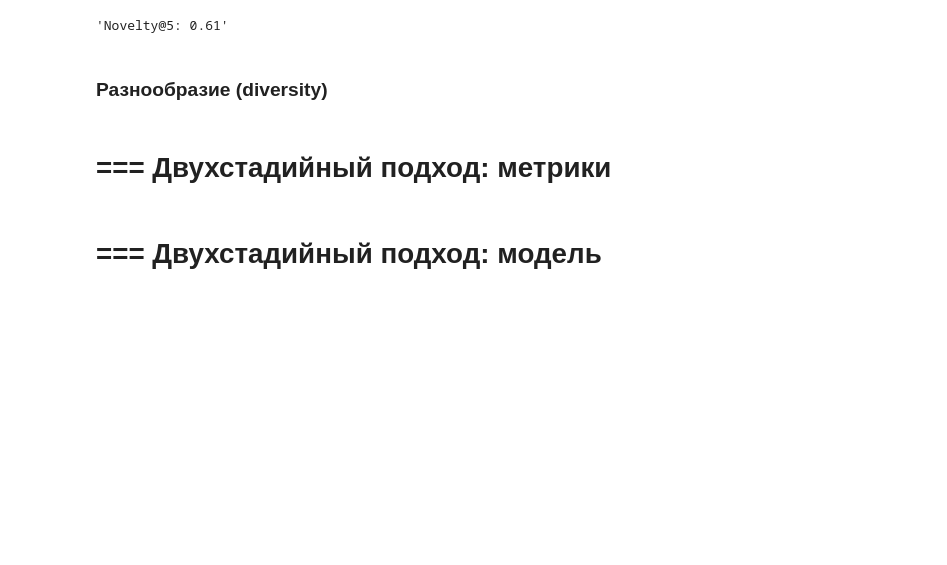
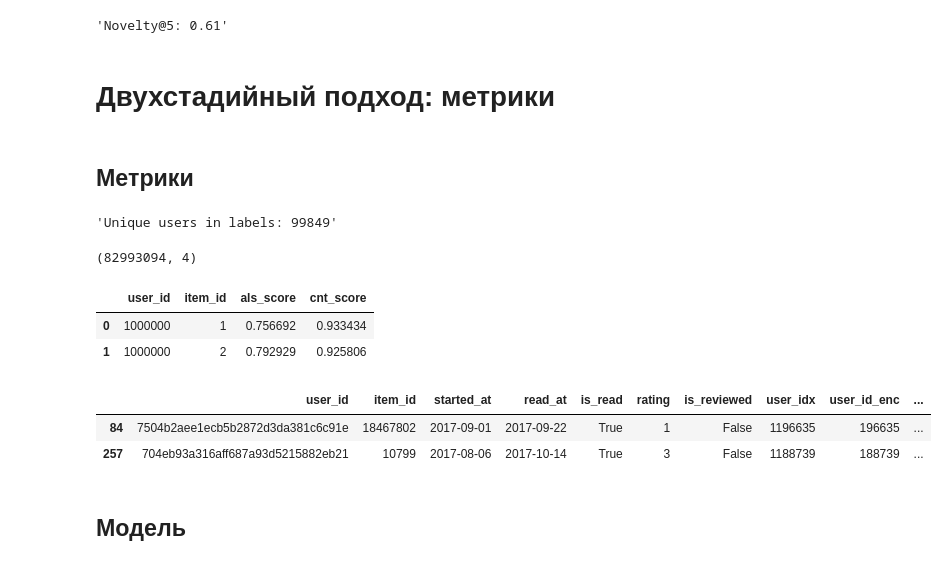
Before and after one commit to GDreyV/mle-recsys-start, a Jupyter notebook: main_offline.ipynb, the cells around one changed output. Drawn from its saved outputs; the diff is of its cells as text; code cells hidden in the pictures; blank space fills up the shorter version.

```diff
--- a/main_offline.ipynb
+++ b/main_offline.ipynb
@@ -547,8 +549,62 @@ display(f"Novelty@5: {novelty_5:.2}")
 # %% [output]
 'Novelty@5: 0.61'
-# %% [markdown]
-### Разнообразие (diversity)
 # %% [markdown]
-# === Двухстадийный подход: метрики
+# Двухстадийный подход: метрики
+# %% [markdown]
+## Метрики
+# %%
+split_date_for_labels = pd.to_datetime("2017-09-15").date()
+
+split_date_for_labels_idx = events_test["started_at"] < split_date_for_labels
+events_labels = events_test[split_date_for_labels_idx].copy()
+events_test_2 = events_test[~split_date_for_labels_idx].copy()
+events_labels_unique_users = events_labels["user_id"].nunique()
+assert events_labels_unique_users == 99849, "Must match theory"
+display(f"Unique users in labels: {events_labels_unique_users}")
+# %% [output]
+'Unique users in labels: 99849'
+# %%
+als_recommendations = pd.read_parquet("data/candidates/training/als_recommendations.parquet")
+content_recommendations = pd.read_parquet("data/candidates/training/content_recommendations.parquet")
+
+candidates = pd.merge(
+    als_recommendations[["user_id", "item_id", "score"]].rename(columns={"score": "als_score"}),
+    content_recommendations[["user_id", "item_id", "score"]].rename(columns={"score": "cnt_score"}),
+    on=["user_id", "item_id"],
+    how="outer")
+assert candidates.shape[0] == 82993094, "Must match theory"
+candidates.shape
+# %% [output]
+(82993094, 4)
+# %%
+# добавляем таргет к кандидатам со значением:
+# — 1 для тех item_id, которые пользователь прочитал
+# — 0, для всех остальных
+
+events_labels["target"] = 1
+display(candidates.head(2))
+display(events_labels.head(2))
+candidates_w_target = candidates.merge(events_labels[["user_idx", "item_id", "target"]].rename(columns={"user_idx": "user_id"}), on=["user_id", "item_id"], how="left")
+candidates_w_target["target"] = candidates_w_target["target"].fillna(0).astype("int")
+
+# в кандидатах оставляем только тех пользователей, у которых есть хотя бы один положительный таргет
+candidates_to_sample = candidates_w_target.groupby("user_id").filter(lambda x: x["target"].sum() > 0)
+
+# для каждого пользователя оставляем только 4 негативных примера
+negatives_per_user = 4
+candidates_for_train = pd.concat([
+    candidates_to_sample.query("target == 1"),
+    candidates_to_sample.query("target == 0") \
+        .groupby("user_id") \
+        .apply(lambda x: x.sample(negatives_per_user, random_state=0))
+    ])
+assert candidates_for_train.shape[0] == 213708, "Must match theory"
+# %% [output]
+|  | user_id | item_id | als_score | cnt_score |
+| 0 | 1000000 | 1 | 0.756692 | 0.933434 |
+| 1 | 1000000 | 2 | 0.792929 | 0.925806 |
+|  | user_id | item_id | started_at | read_at | is_read | rating | is_reviewed | user_idx | user_id_enc | ... |
+| 84 | 7504b2aee1ecb5b2872d3da381c6c91e | 18467802 | 2017-09-01 | 2017-09-22 | True | 1 | False | 1196635 | 196635 | ... |
+| 257 | 704eb93a316aff687a93d5215882eb21 | 10799 | 2017-08-06 | 2017-10-14 | True | 3 | False | 1188739 | 188739 | ... |
 # %% [markdown]
-# === Двухстадийный подход: модель
+## Модель
```
Also changed, not shown: parts of 29 cells of this notebook, 1 other file.
